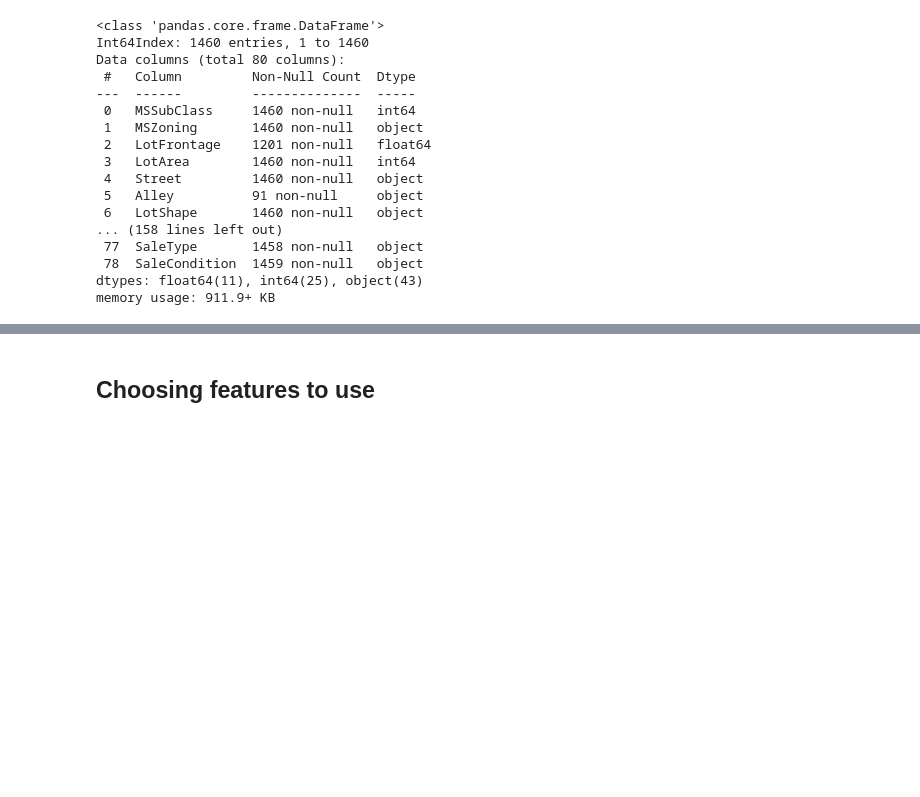
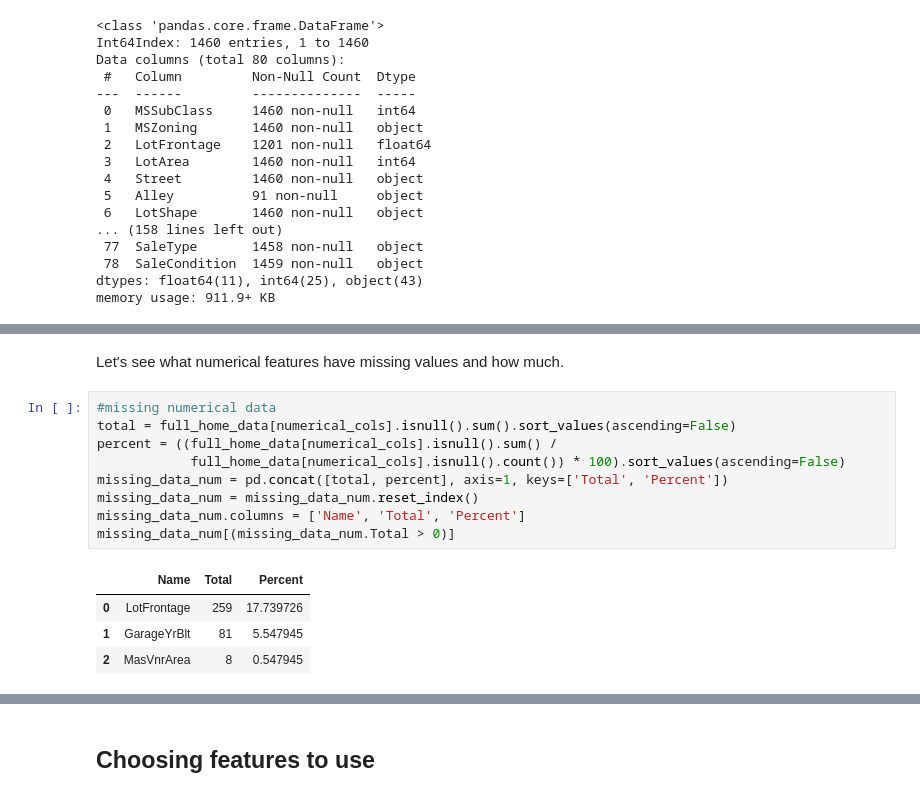
Before and after one commit to sarogov/Kaggle-competitions, a Jupyter notebook: HousePrices/house-prices-how-to-predict-them-well.ipynb, the cells around one changed output, grey strips where cells are left out. Cells and saved outputs as stored; diff of their text form; blank space fills up the shorter version.

```diff
--- a/HousePrices/house-prices-how-to-predict-them-well.ipynb
+++ b/HousePrices/house-prices-how-to-predict-them-well.ipynb
@@ -64,0 +92,16 @@ numerical_cols = [cname for cname in full_home_data.columns if
+# %% [markdown]
+Let's see what numerical features have missing values and how much.
+# %%
+#missing numerical data
+total = full_home_data[numerical_cols].isnull().sum().sort_values(ascending=False)
+percent = ((full_home_data[numerical_cols].isnull().sum() /
+            full_home_data[numerical_cols].isnull().count()) * 100).sort_values(ascending=False)
+missing_data_num = pd.concat([total, percent], axis=1, keys=['Total', 'Percent'])
+missing_data_num = missing_data_num.reset_index()
+missing_data_num.columns = ['Name', 'Total', 'Percent']
+missing_data_num[(missing_data_num.Total > 0)]
+# %% [output]
+|  | Name | Total | Percent |
+| 0 | LotFrontage | 259 | 17.739726 |
+| 1 | GarageYrBlt | 81 | 5.547945 |
+| 2 | MasVnrArea | 8 | 0.547945 |
```
Also changed, not shown: parts of 28 cells of this notebook.
